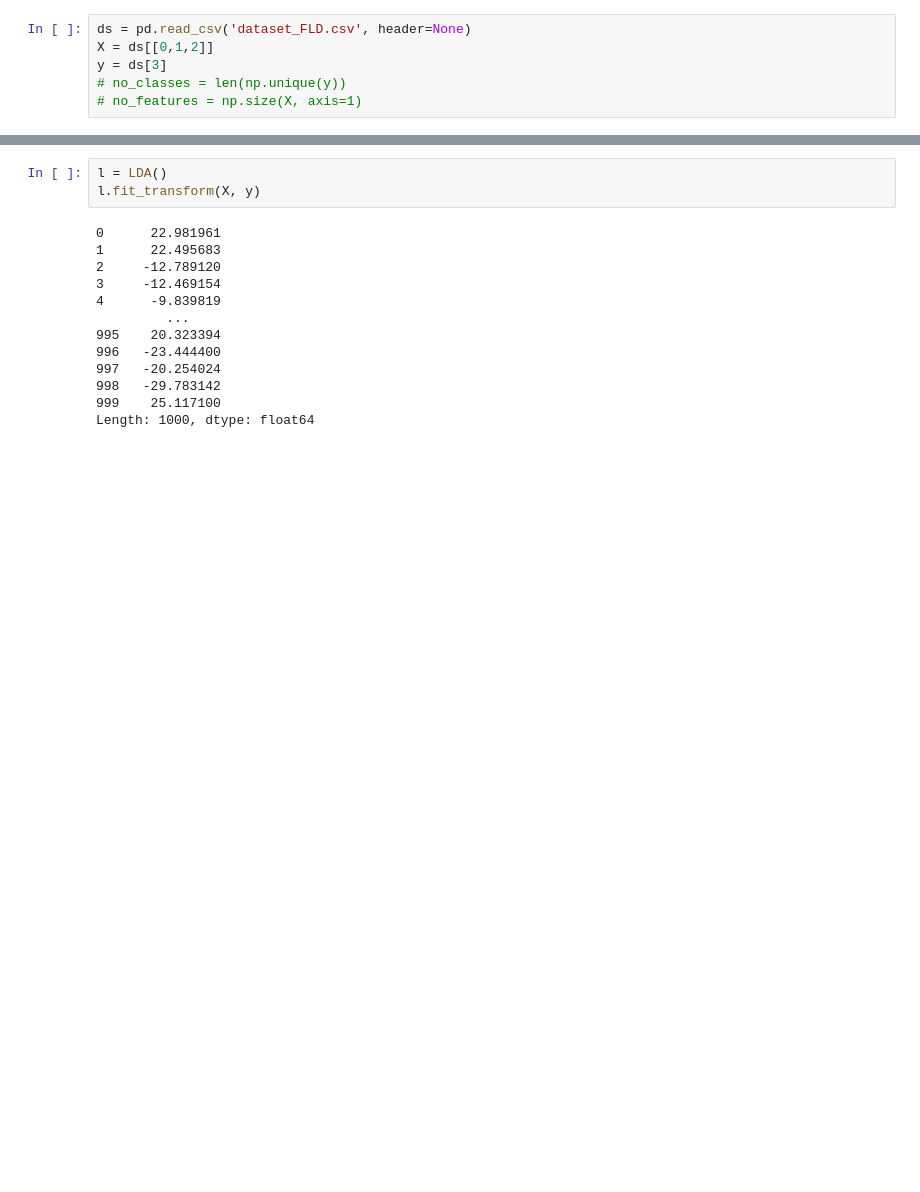
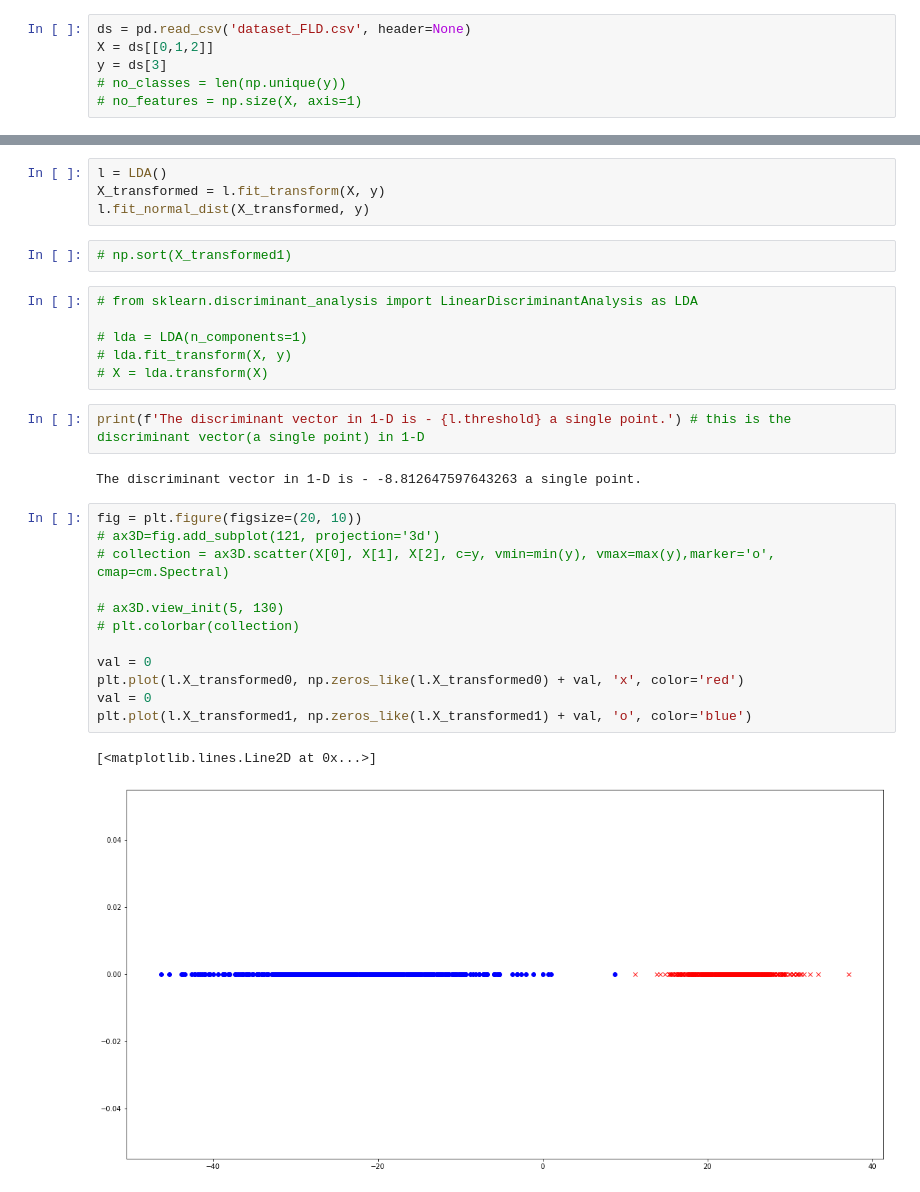
Before and after one commit to Aviral14/ML-Assignment, a Jupyter notebook: Fischer LDA/LDA.ipynb, the cells around one changed output, grey strips where cells are left out. Saved outputs shown, nothing was run; the diff lists cells and outputs as text; blank space fills up the shorter version.

Commit message:
Added Normal distribution code
Has a Bug

```diff
--- a/Fischer LDA/LDA.ipynb
+++ b/Fischer LDA/LDA.ipynb
@@ -46,16 +96,31 @@ class LDA():
 # %%
 l = LDA()
-l.fit_transform(X, y)
+X_transformed = l.fit_transform(X, y)
+l.fit_normal_dist(X_transformed, y)
-# %% [output]
-0      22.981961
-1      22.495683
-2     -12.789120
-3     -12.469154
-4      -9.839819
-         ...
-995    20.323394
-996   -23.444400
-997   -20.254024
-998   -29.783142
-999    25.117100
-Length: 1000, dtype: float64
+# %%
+# np.sort(X_transformed1)
+# %%
+# from sklearn.discriminant_analysis import LinearDiscriminantAnalysis as LDA
+
+# lda = LDA(n_components=1)
+# lda.fit_transform(X, y)
+# X = lda.transform(X)
+# %%
+print(f'The discriminant vector in 1-D is - {l.threshold} a single point.') # this is the discriminant vector(a single point) in 1-D
+# %% [output]
+The discriminant vector in 1-D is - -8.812647597643263 a single point.
+# %%
+fig = plt.figure(figsize=(20, 10))
+# ax3D=fig.add_subplot(121, projection='3d')
+# collection = ax3D.scatter(X[0], X[1], X[2], c=y, vmin=min(y), vmax=max(y),marker='o', cmap=cm.Spectral)
+
+# ax3D.view_init(5, 130)
+# plt.colorbar(collection)
+
+val = 0
+plt.plot(l.X_transformed0, np.zeros_like(l.X_transformed0) + val, 'x', color='red')
+val = 0
+plt.plot(l.X_transformed1, np.zeros_like(l.X_transformed1) + val, 'o', color='blue')
+# %% [output]
+[<matplotlib.lines.Line2D at 0x...>]
+[figure, added]
```
Also changed, not shown: parts of 2 cells of this notebook.
